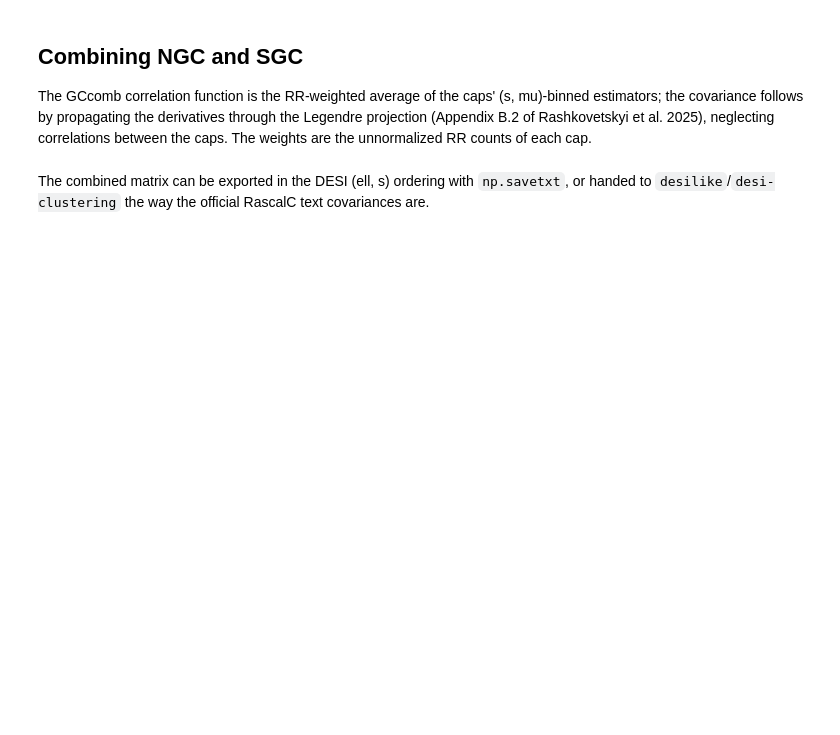
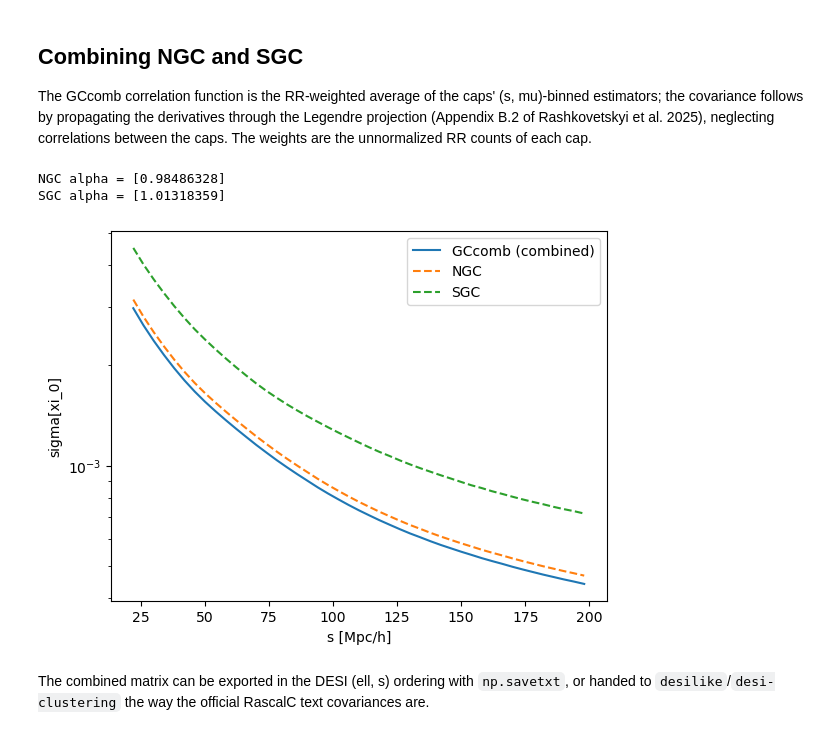
Before and after one commit to willlake/RascalJax, a Jupyter notebook: notebooks/02_desi_dr2_jackknife.ipynb, the cells around one changed output. Saved outputs shown, nothing was run; the diff lists cells and outputs as text; code cells hidden in the pictures; blank space fills up the shorter version.

Commit message:
BENCHMARK: converged NGC and GCcomb results; consistent combination weights
Co-Authored-By: Claude Fable 5.1 <noreply@anthropic.com>

```diff
--- a/notebooks/02_desi_dr2_jackknife.ipynb
+++ b/notebooks/02_desi_dr2_jackknife.ipynb
@@ -95,17 +120,25 @@ follows by propagating the derivatives through the Legendre projection (Appendix
 2025), neglecting correlations between the caps. The weights are the unnormalized RR counts of each cap.
 # %%
 covs, weights = [], []
+inputs = {cap: np.load(os.path.join(d, "inputs.npz")) for cap, d in dirs.items()}
+have_wcounts = all("rr_wcounts" in inp.files for inp in inputs.values())  # one weight convention for both caps
 for cap, d in dirs.items():
     r = np.load(os.path.join(d, "rascaljax", "Rescaled_Covariance.npz"))
-    inp = np.load(os.path.join(d, "inputs.npz"))
-    covs.append(r["full_theory_covariance"]); weights.append(inp["rr_wcounts"].ravel())
+    inp = inputs[cap]
+    covs.append(r["full_theory_covariance"])
+    # unnormalized RR counts as weights (or normalized counts x (sum of random weights)^2 if not stored)
+    weights.append(inp["rr_wcounts"].ravel() if have_wcounts else inp["rr"].ravel() * inp["weights"].sum() ** 2)
     print(cap, "alpha =", r["shot_noise_rescaling"])
 cov_comb = combine_regions(covs, weights, raw.binning)
 cov_comb_ls = raw.binning.to_pycorr_order(cov_comb)
 plt.plot(s_mid, np.sqrt(np.diag(cov_comb_ls)[:n_s]), label="GCcomb (combined)")
 for cap, c in zip(dirs, covs):
     plt.plot(s_mid, np.sqrt(np.diag(raw.binning.to_pycorr_order(c))[:n_s]), "--", label=cap)
 plt.yscale("log"); plt.xlabel("s [Mpc/h]"); plt.ylabel("sigma[xi_0]"); plt.legend();
+# %% [output]
+NGC alpha = [0.98486328]
+SGC alpha = [1.01318359]
+[figure, added]
 # %% [markdown]
 The combined matrix can be exported in the DESI (ell, s) ordering with `np.savetxt`, or handed to
 `desilike`/`desi-clustering` the way the official RascalC text covariances are.
```
Also changed, not shown: parts of 5 cells of this notebook, 3 other files.
